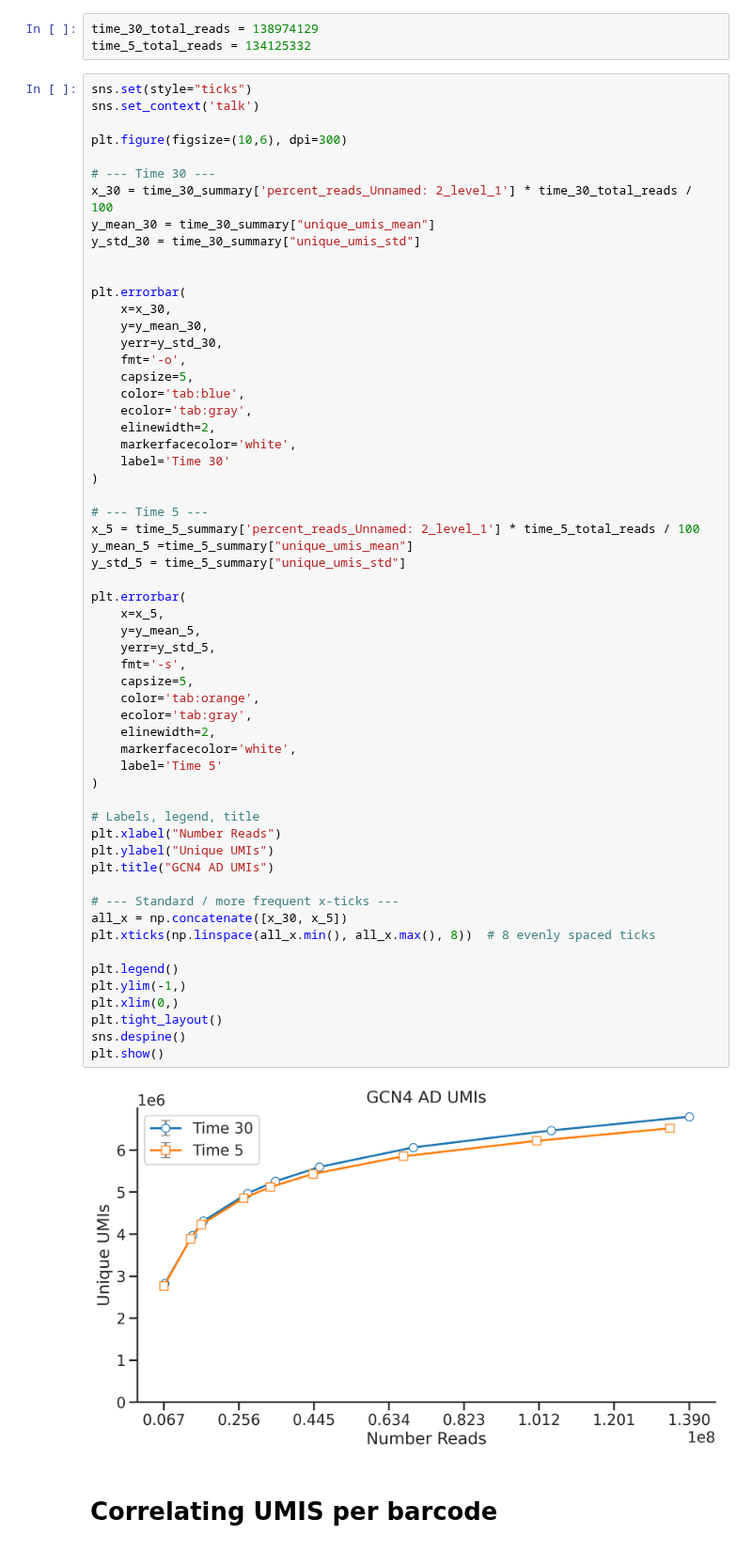
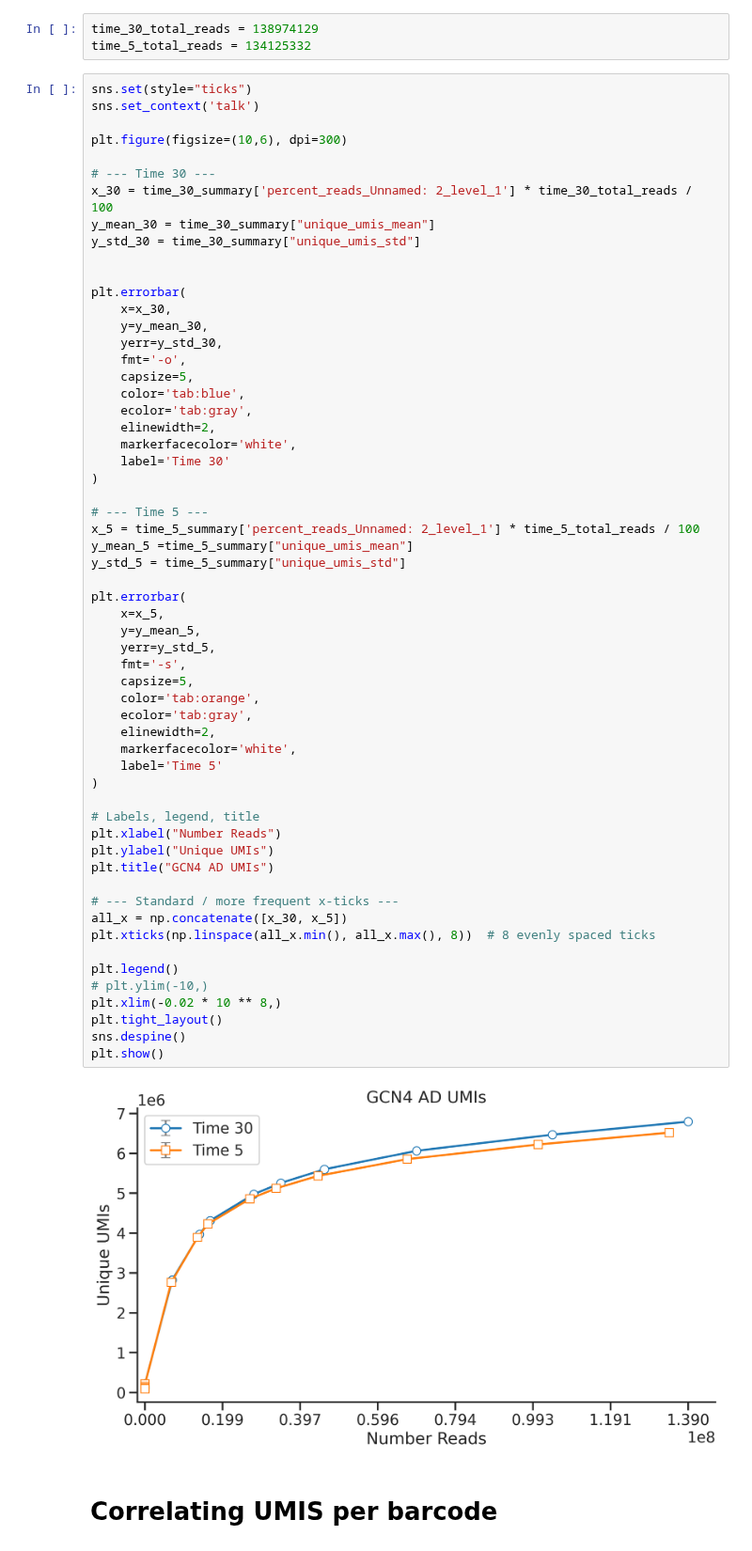
Before and after one commit to sanjanakotha/TREBL-analysis, a Jupyter notebook: notebooks/GCN4/AD UMI Downsampling.ipynb, the cells around one changed output. Shown at 94% size. Cells and saved outputs as stored; diff of their text form.

```diff
--- a/notebooks/GCN4/AD UMI Downsampling.ipynb
+++ b/notebooks/GCN4/AD UMI Downsampling.ipynb
@@ -533,36 +549,36 @@ x_5 = time_5_summary['percent_reads_Unnamed: 2_level_1'] * time_5_total_reads /
 y_mean_5 =time_5_summary["unique_umis_mean"]
 y_std_5 = time_5_summary["unique_umis_std"]
 
 plt.errorbar(
     x=x_5,
     y=y_mean_5,
     yerr=y_std_5,
     fmt='-s',
     capsize=5,
     color='tab:orange',
     ecolor='tab:gray',
     elinewidth=2,
     markerfacecolor='white',
     label='Time 5'
 )
 
 # Labels, legend, title
 plt.xlabel("Number Reads")
 plt.ylabel("Unique UMIs")
 plt.title("GCN4 AD UMIs")
 
 # --- Standard / more frequent x-ticks ---
 all_x = np.concatenate([x_30, x_5])
 plt.xticks(np.linspace(all_x.min(), all_x.max(), 8))  # 8 evenly spaced ticks
 
 plt.legend()
-plt.ylim(-1,)
-plt.xlim(0,)
+# plt.ylim(-10,)
+plt.xlim(-0.02 * 10 ** 8,)
 plt.tight_layout()
 sns.despine()
 plt.show()
 # %% [output]
-[figure, old version]
+[figure, new version]
 # %% [markdown]
 # Correlating UMIS per barcode
 # %%
```
Also changed, not shown: parts of 18 cells of this notebook, 21 other files.
